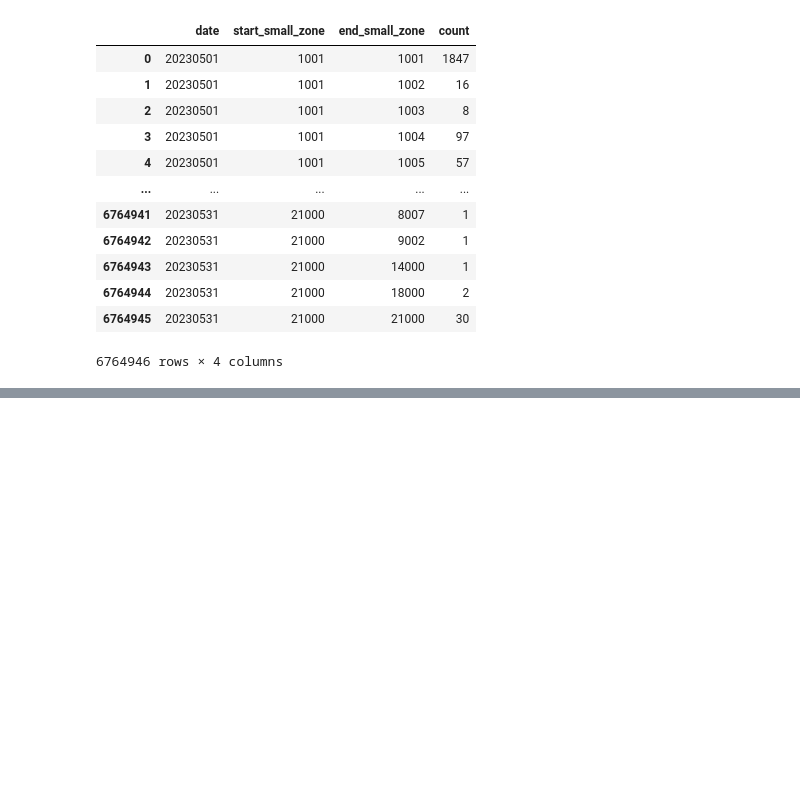
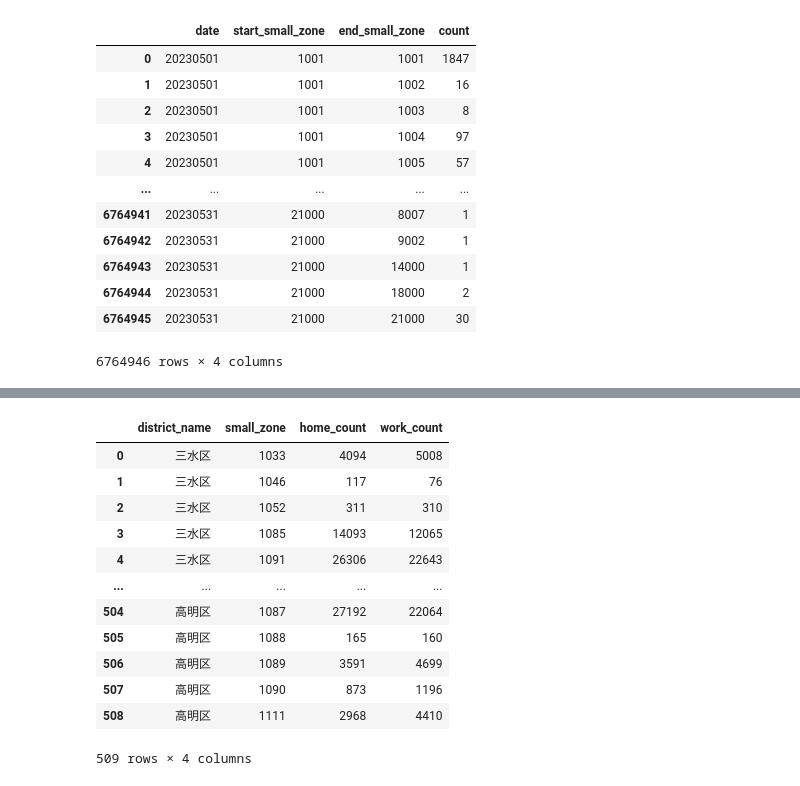
Before and after one commit to panlukang/FsPhoneData_analysis, a Jupyter notebook: 职住人口分析.ipynb, the cells around one changed output, grey strips where cells are left out. Cells and saved outputs as stored; diff of their text form; code cells hidden in the pictures; blank space fills up the shorter version.

```diff
--- a/职住人口分析.ipynb
+++ b/职住人口分析.ipynb
@@ -248,0 +328,3 @@ date_district_agg_df.to_json(r'./data/output/3.8_出行OD统计_行政区.json')
+# %%
+home_work = pd.read_json(r'./data/output/3.5职住人口关联分布数据.json')
+home_work
@@ -248,0 +345,28 @@ date_district_agg_df.to_json(r'./data/output/3.8_出行OD统计_行政区.json')
+# %%
+home_pop = home_work.groupby(['home_district_name', 'home_small_zone'])[['count']].sum().reset_index()
+work_pop = home_work.groupby(['work_district_name', 'work_small_zone'])[['count']].sum().reset_index()
+home_work_pop = pd.merge(home_pop, work_pop,
+                         left_on=['home_small_zone', 'home_district_name'],
+                         right_on=['work_small_zone', 'work_district_name'])
+
+home_work_taz_pop = home_work_pop.groupby(['home_district_name','home_small_zone']).agg({'count_x':'sum','count_y':'sum'}).reset_index()
+home_work_taz_pop.rename(columns={'home_district_name':'district_name',
+                                  'home_small_zone':'small_zone',
+                                  'count_x':'home_count',
+                                  'count_y':'work_count'}, inplace=True)
+# home_work数据算的人口统计数据（按交通区划）
+home_work_taz_pop
+# %% [output]
+|  | district_name | small_zone | home_count | work_count |
+| 0 | 三水区 | 1033 | 4094 | 5008 |
+| 1 | 三水区 | 1046 | 117 | 76 |
+| 2 | 三水区 | 1052 | 311 | 310 |
+| 3 | 三水区 | 1085 | 14093 | 12065 |
+| 4 | 三水区 | 1091 | 26306 | 22643 |
+| ... | ... | ... | ... | ... |
+| 504 | 高明区 | 1087 | 27192 | 22064 |
+| 505 | 高明区 | 1088 | 165 | 160 |
+| 506 | 高明区 | 1089 | 3591 | 4699 |
+| 507 | 高明区 | 1090 | 873 | 1196 |
+| 508 | 高明区 | 1111 | 2968 | 4410 |
+509 rows × 4 columns
```
Also changed, not shown: parts of 14 cells of this notebook.
